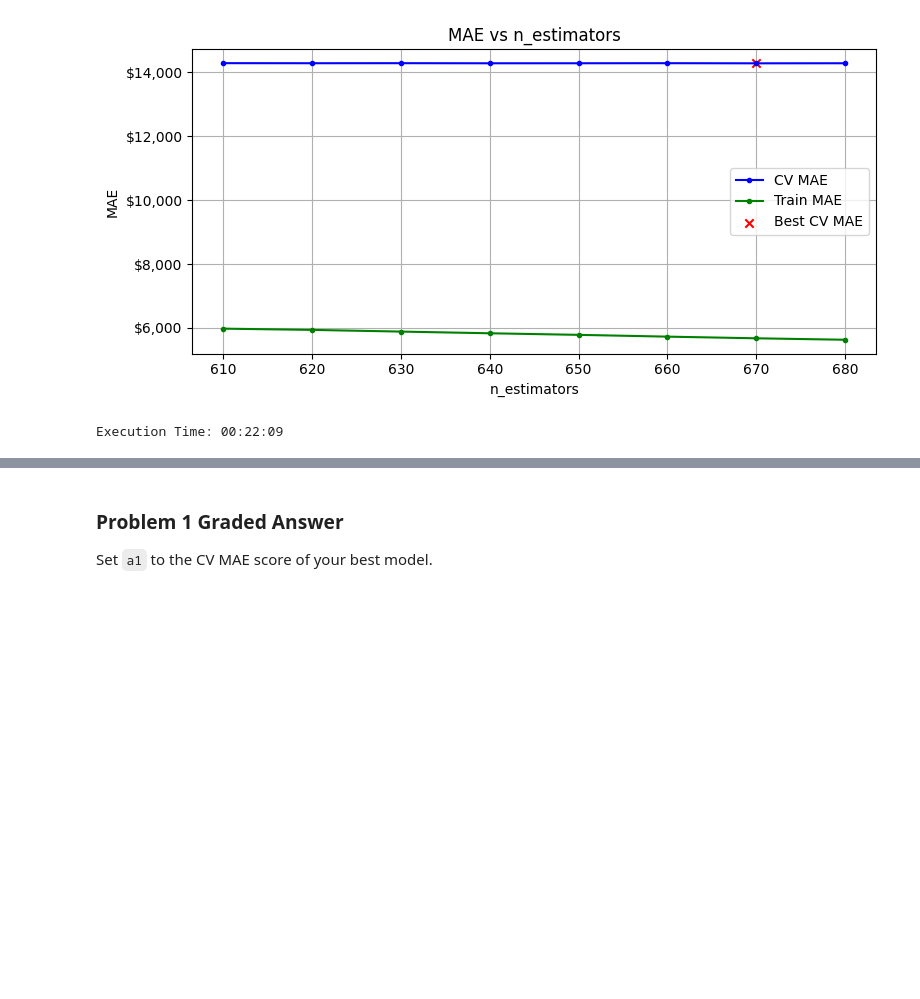
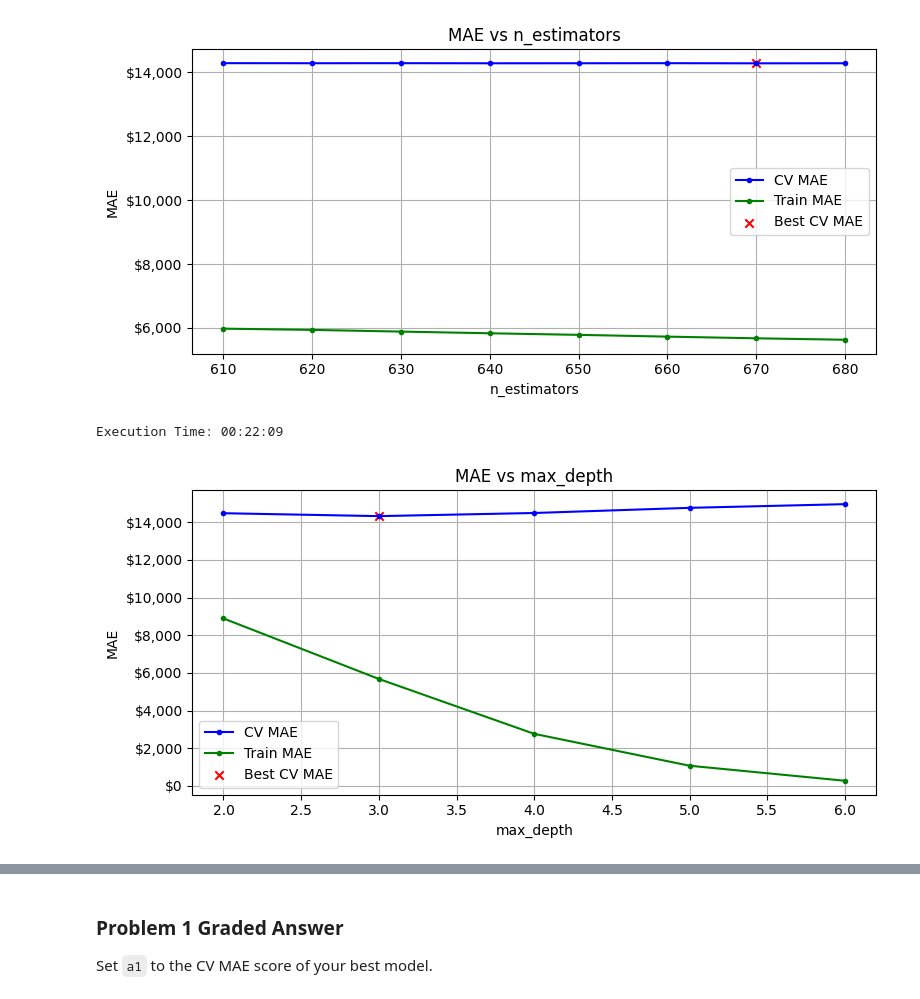
Before and after one commit to Jbaner/Module-3-Assignments, a Jupyter notebook: Homework_07.ipynb, the cells around one changed output, grey strips where cells are left out. Drawn from its saved outputs; the diff is of its cells as text; code cells hidden in the pictures; blank space fills up the shorter version.

```diff
--- a/Homework_07.ipynb
+++ b/Homework_07.ipynb
@@ -534,3 +534,13 @@ Params_GB = sweep_parameter(
 # %% [output]
 [figure]
 Execution Time: 00:22:09
+# %%
+Params_GB = sweep_parameter(
+    model=GradientBoostingRegressor,
+    Parameters=Params_GB,
+    param='max_depth',
+    parameter_list=[2, 3, 4, 5, 6],
+    n_repeats=2
+)
+# %% [output]
+[figure, added]
```
Also changed, not shown: parts of 4 cells of this notebook.
